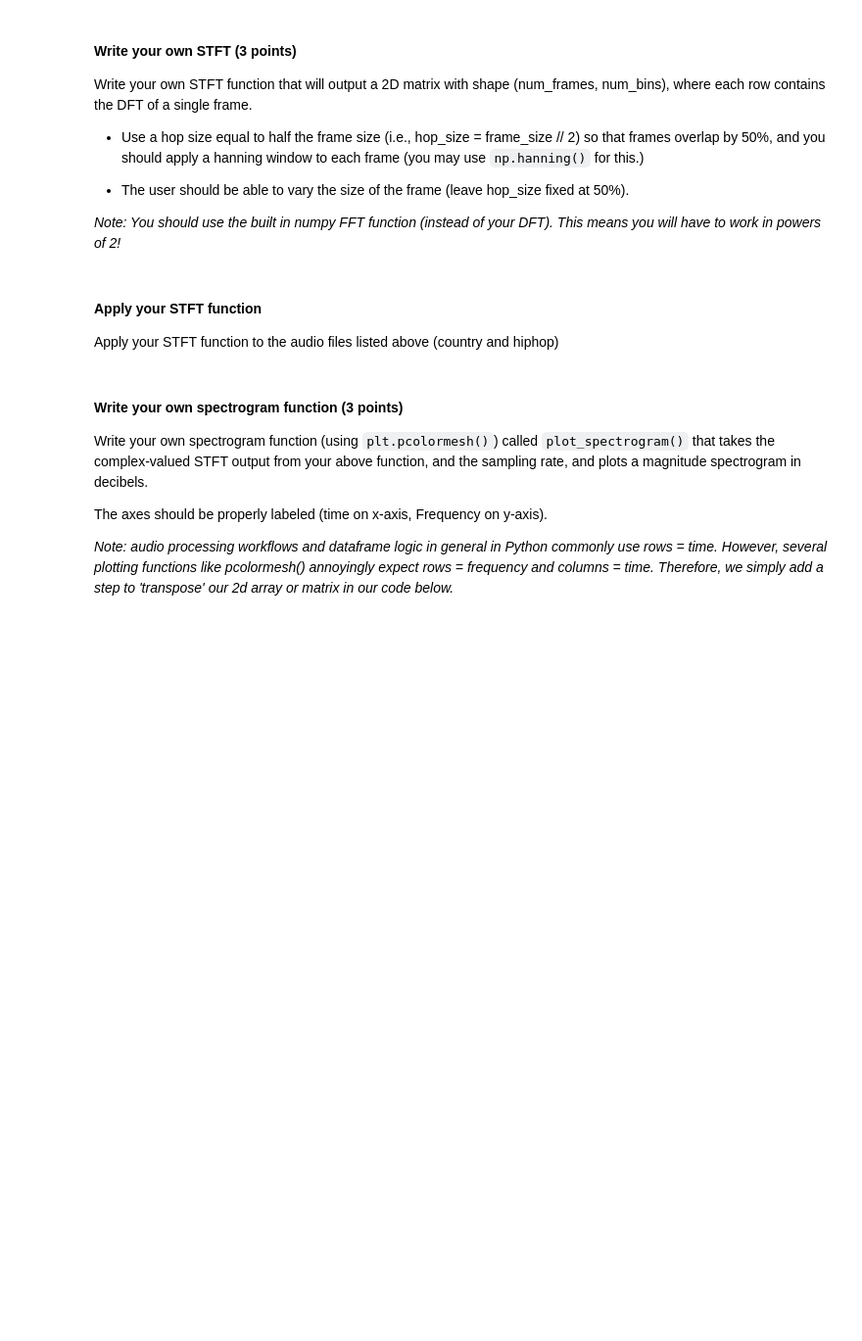
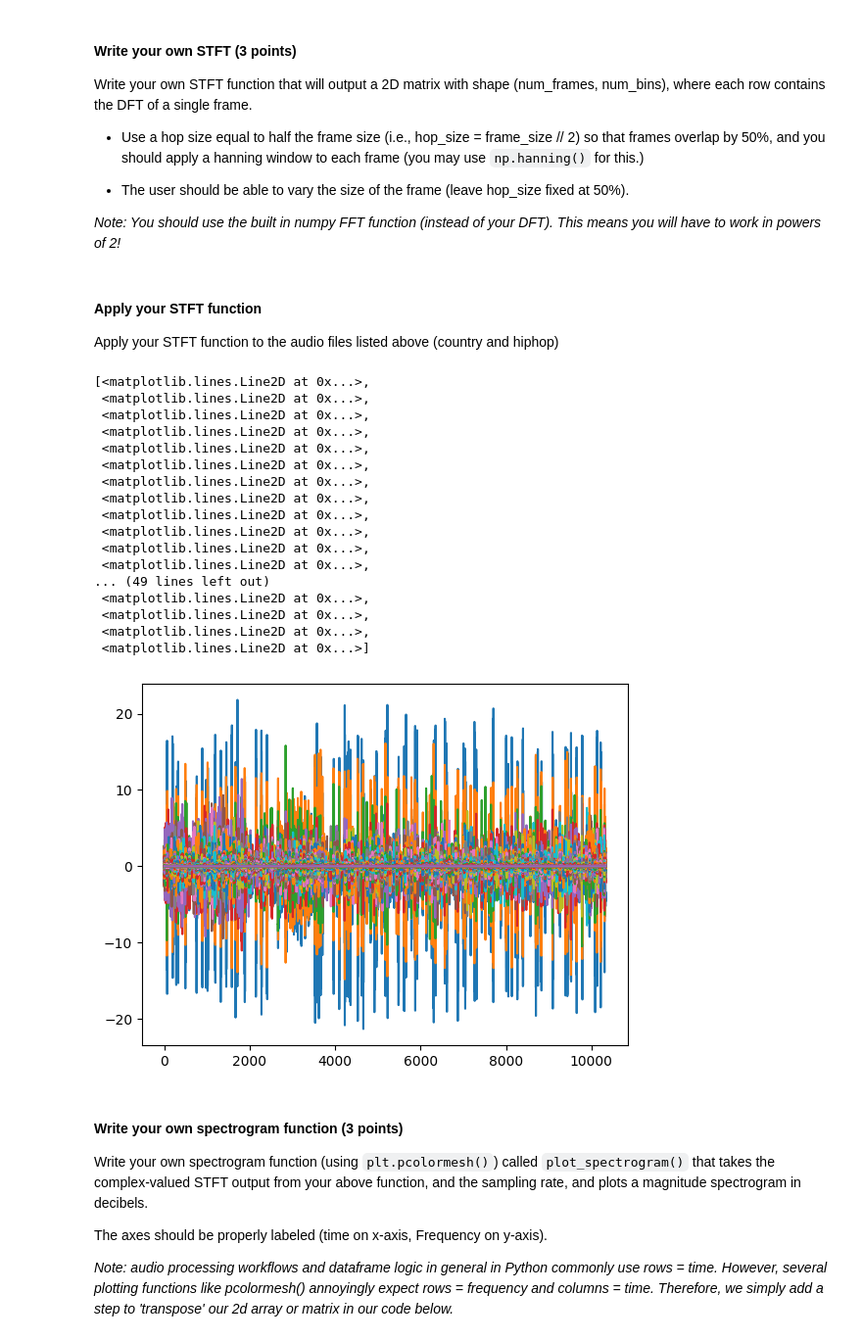
Before and after one commit to jwesterstahl/AudioTechII, a Jupyter notebook: HW/HW3.ipynb, the cells around one changed output. Shown at 98% size. Saved outputs shown, nothing was run; the diff lists cells and outputs as text; code cells hidden in the pictures; blank space fills up the shorter version.

```diff
--- a/HW/HW3.ipynb
+++ b/HW/HW3.ipynb
@@ -83,11 +83,32 @@ Apply your STFT function to the audio files listed above (country and hiphop)
 # %%
 fs, x = read('../audio/hiphop.00000.wav')
 x = x/abs(x).max()
 fs2, x2 = read('../audio/country.00000.wav')
 x2 = x2/abs(x2).max()
 
 STFT_proof1 = my_stft(x, 128, fs)
 STFT_proof2 = my_stft(x2, 128, fs2)
+
+plt.plot(STFT_proof1)
+# %% [output]
+[<matplotlib.lines.Line2D at 0x...>,
+ <matplotlib.lines.Line2D at 0x...>,
+ <matplotlib.lines.Line2D at 0x...>,
+ <matplotlib.lines.Line2D at 0x...>,
+ <matplotlib.lines.Line2D at 0x...>,
+ <matplotlib.lines.Line2D at 0x...>,
+ <matplotlib.lines.Line2D at 0x...>,
+ <matplotlib.lines.Line2D at 0x...>,
+ <matplotlib.lines.Line2D at 0x...>,
+ <matplotlib.lines.Line2D at 0x...>,
+ <matplotlib.lines.Line2D at 0x...>,
+ <matplotlib.lines.Line2D at 0x...>,
+... (49 lines left out)
+ <matplotlib.lines.Line2D at 0x...>,
+ <matplotlib.lines.Line2D at 0x...>,
+ <matplotlib.lines.Line2D at 0x...>,
+ <matplotlib.lines.Line2D at 0x...>]
+[figure, added]
 # %% [markdown]
 #### Write your own spectrogram function (3 points)
 
```
Also changed, not shown: parts of 1 cell of this notebook, 4 other files.
